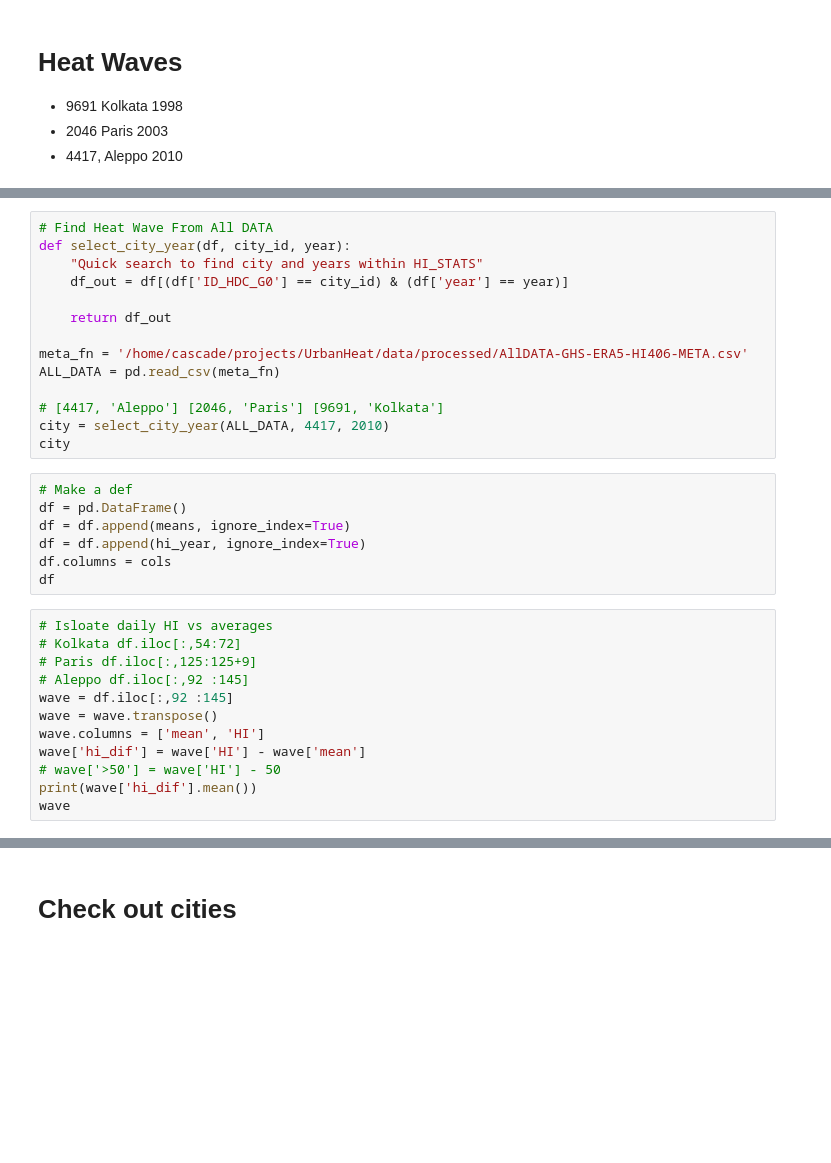
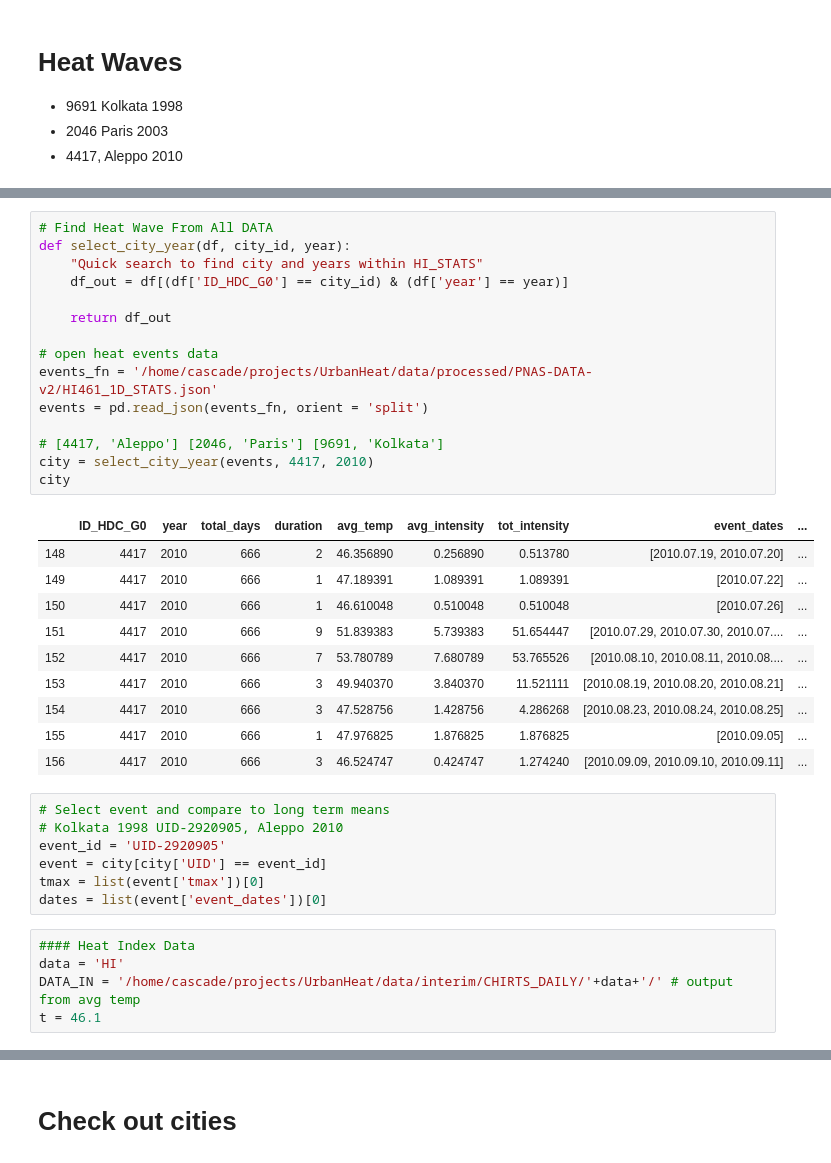
Before and after one commit to ecohydro/GlobalUrbanHeat, a Jupyter notebook: Notebooks/cpt_MS_calculations_PNASv2.ipynb, the cells around one changed output, grey strips where cells are left out. Drawn from its saved outputs; the diff is of its cells as text; blank space fills up the shorter version.

```diff
--- a/Notebooks/cpt_MS_calculations_PNASv2.ipynb
+++ b/Notebooks/cpt_MS_calculations_PNASv2.ipynb
@@ -386,33 +352,38 @@ print('From 00 - 16, pop was', coef2pop/10**9)
 # %%
 # Find Heat Wave From All DATA
 def select_city_year(df, city_id, year):
     "Quick search to find city and years within HI_STATS"
     df_out = df[(df['ID_HDC_G0'] == city_id) & (df['year'] == year)]
 
     return df_out
 
-meta_fn = '/home/cascade/projects/UrbanHeat/data/processed/AllDATA-GHS-ERA5-HI406-META.csv'
-ALL_DATA = pd.read_csv(meta_fn)
+# open heat events data
+events_fn = '/home/cascade/projects/UrbanHeat/data/processed/PNAS-DATA-v2/HI461_1D_STATS.json'
+events = pd.read_json(events_fn, orient = 'split')
 
 # [4417, 'Aleppo'] [2046, 'Paris'] [9691, 'Kolkata']
-city = select_city_year(ALL_DATA, 4417, 2010)
+city = select_city_year(events, 4417, 2010)
 city
+# %% [output]
+|  | ID_HDC_G0 | year | total_days | duration | avg_temp | avg_intensity | tot_intensity | event_dates | ... |
+| 148 | 4417 | 2010 | 666 | 2 | 46.356890 | 0.256890 | 0.513780 | [2010.07.19, 2010.07.20] | ... |
+| 149 | 4417 | 2010 | 666 | 1 | 47.189391 | 1.089391 | 1.089391 | [2010.07.22] | ... |
+| 150 | 4417 | 2010 | 666 | 1 | 46.610048 | 0.510048 | 0.510048 | [2010.07.26] | ... |
+| 151 | 4417 | 2010 | 666 | 9 | 51.839383 | 5.739383 | 51.654447 | [2010.07.29, 2010.07.30, 2010.07.... | ... |
+| 152 | 4417 | 2010 | 666 | 7 | 53.780789 | 7.680789 | 53.765526 | [2010.08.10, 2010.08.11, 2010.08.... | ... |
+| 153 | 4417 | 2010 | 666 | 3 | 49.940370 | 3.840370 | 11.521111 | [2010.08.19, 2010.08.20, 2010.08.21] | ... |
+| 154 | 4417 | 2010 | 666 | 3 | 47.528756 | 1.428756 | 4.286268 | [2010.08.23, 2010.08.24, 2010.08.25] | ... |
+| 155 | 4417 | 2010 | 666 | 1 | 47.976825 | 1.876825 | 1.876825 | [2010.09.05] | ... |
+| 156 | 4417 | 2010 | 666 | 3 | 46.524747 | 0.424747 | 1.274240 | [2010.09.09, 2010.09.10, 2010.09.11] | ... |
-# %%
-# Make a def
-df = pd.DataFrame()
-df = df.append(means, ignore_index=True)
-df = df.append(hi_year, ignore_index=True)
-df.columns = cols
-df
-# %%
-# Isloate daily HI vs averages
-# Kolkata df.iloc[:,54:72]
-# Paris df.iloc[:,125:125+9]
-# Aleppo df.iloc[:,92 :145]
-wave = df.iloc[:,92 :145]
-wave = wave.transpose()
-wave.columns = ['mean', 'HI']
-wave['hi_dif'] = wave['HI'] - wave['mean']
-# wave['>50'] = wave['HI'] - 50
-print(wave['hi_dif'].mean())
-wave
+# %%
+# Select event and compare to long term means
+# Kolkata 1998 UID-2920905, Aleppo 2010
+event_id = 'UID-2920905'
+event = city[city['UID'] == event_id]
+tmax = list(event['tmax'])[0]
+dates = list(event['event_dates'])[0]
+# %%
+#### Heat Index Data
+data = 'HI'
+DATA_IN = '/home/cascade/projects/UrbanHeat/data/interim/CHIRTS_DAILY/'+data+'/' # output from avg temp
+t = 46.1
```
Also changed, not shown: parts of 51 cells of this notebook, 4 other files.
